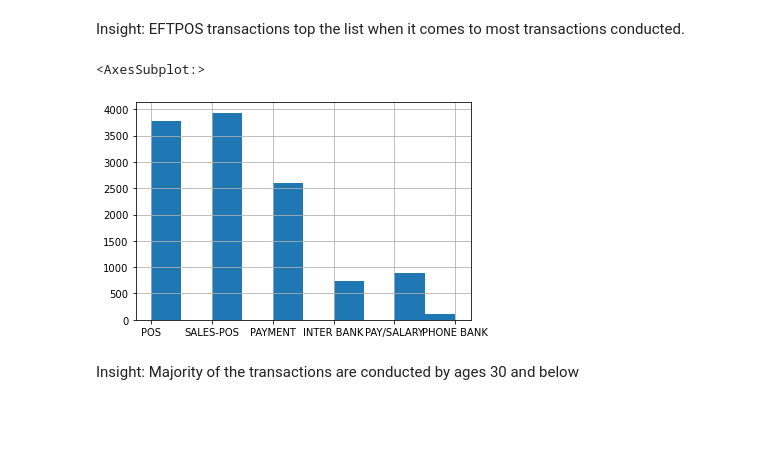
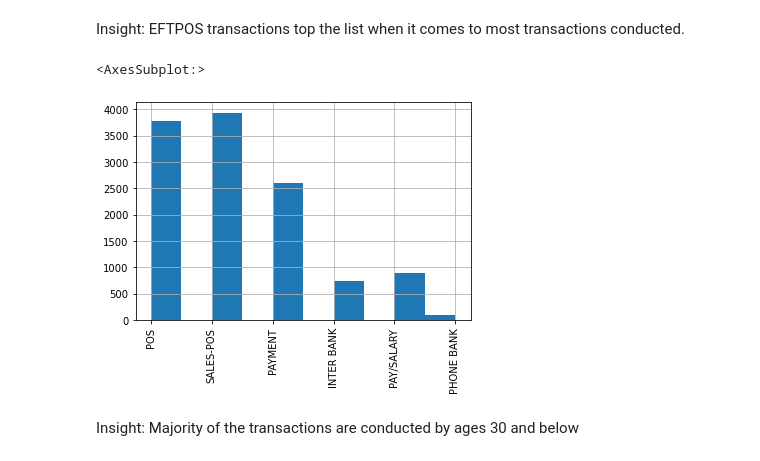
Before and after one commit to isaackarwailow/ANZ, a Jupyter notebook: EDA.ipynb, the cells around one changed output. Cells and saved outputs as stored; diff of their text form; code cells hidden in the pictures; blank space fills up the shorter version.

```diff
--- a/EDA.ipynb
+++ b/EDA.ipynb
@@ -96,4 +94,4 @@ merch_long          0
 merch_lat           0
 dtype: int64
 # %%
-df['timestamp'] = pd.to_datetime(df['timestamp'], format='%Y-%m-%d %H:%M:%S')
+pd.to_datetime(df.timestamp, infer_datetime_format=False, format='%m/%d/%y')
@@ -234,10 +280,10 @@ dtype: object
 # %% [markdown]
 Insight: EFTPOS transactions top the list when it comes to most transactions conducted.
 # %%
-df.txn_description.hist()
+df.txn_description.hist(xrot=90)
 # %% [output]
 <AxesSubplot:>
-[figure, old version]
+[figure, new version]
 # %% [markdown]
 Insight: Majority of the transactions are conducted by ages 30 and below
 # %%
```
Also changed, not shown: parts of 8 cells of this notebook.
